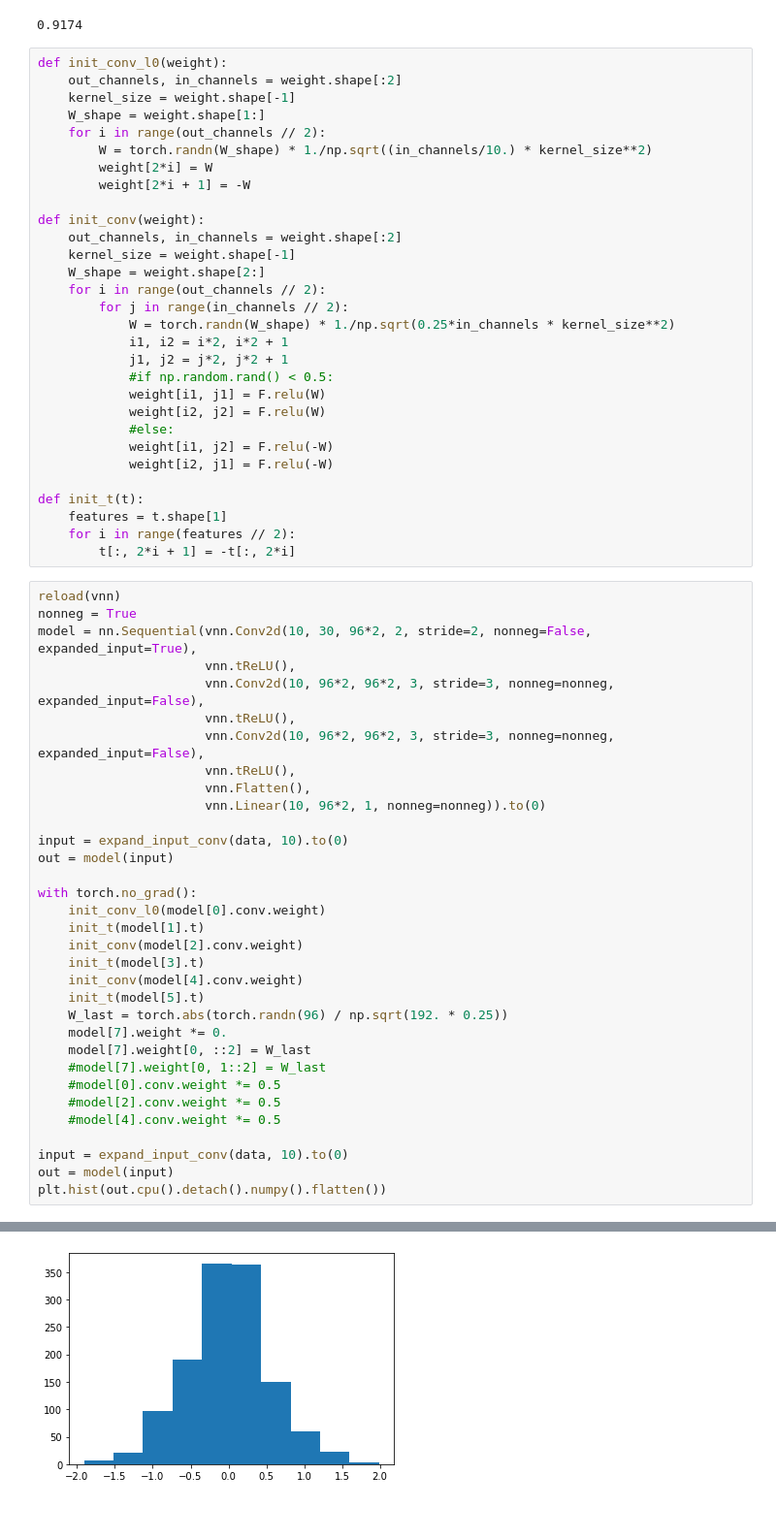
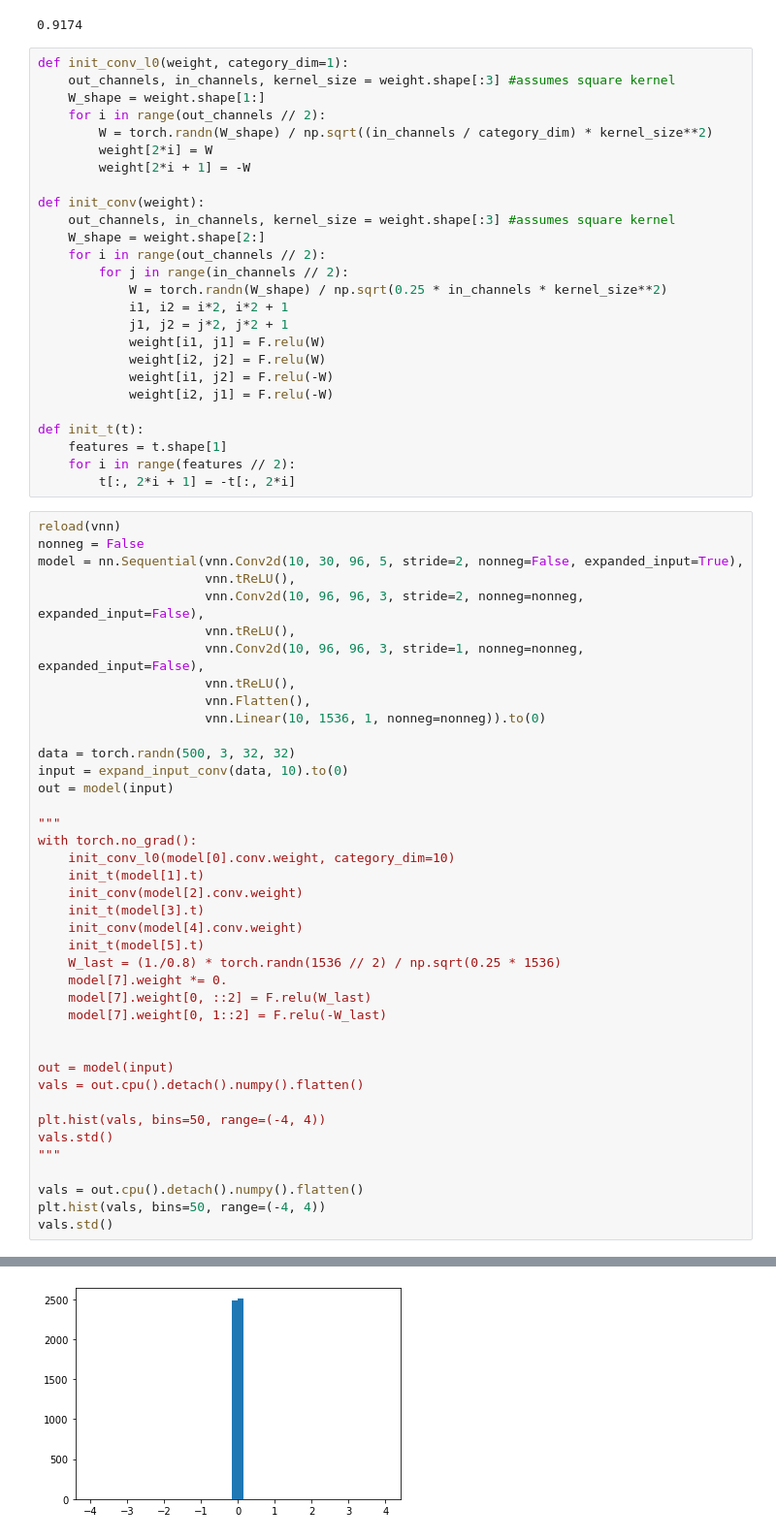
Before and after one commit to davidclark1/VectorizedNets, a Jupyter notebook: nice_layers_test.ipynb, the cells around one changed output, grey strips where cells are left out. Shown at 97% size. Cells and saved outputs as stored; diff of their text form.

```diff
--- a/nice_layers_test.ipynb
+++ b/nice_layers_test.ipynb
@@ -108,28 +108,24 @@ acc
 # %% [output]
 0.9174
 # %%
-def init_conv_l0(weight):
-    out_channels, in_channels = weight.shape[:2]
-    kernel_size = weight.shape[-1]
+def init_conv_l0(weight, category_dim=1):
+    out_channels, in_channels, kernel_size = weight.shape[:3] #assumes square kernel
     W_shape = weight.shape[1:]
     for i in range(out_channels // 2):
-        W = torch.randn(W_shape) * 1./np.sqrt((in_channels/10.) * kernel_size**2)
+        W = torch.randn(W_shape) / np.sqrt((in_channels / category_dim) * kernel_size**2)
         weight[2*i] = W
         weight[2*i + 1] = -W
 
 def init_conv(weight):
-    out_channels, in_channels = weight.shape[:2]
-    kernel_size = weight.shape[-1]
+    out_channels, in_channels, kernel_size = weight.shape[:3] #assumes square kernel
     W_shape = weight.shape[2:]
     for i in range(out_channels // 2):
         for j in range(in_channels // 2):
-            W = torch.randn(W_shape) * 1./np.sqrt(0.25*in_channels * kernel_size**2)
+            W = torch.randn(W_shape) / np.sqrt(0.25 * in_channels * kernel_size**2)
             i1, i2 = i*2, i*2 + 1
             j1, j2 = j*2, j*2 + 1
-            #if np.random.rand() < 0.5:
             weight[i1, j1] = F.relu(W)
             weight[i2, j2] = F.relu(W)
-            #else:
             weight[i1, j2] = F.relu(-W)
             weight[i2, j1] = F.relu(-W)
 
@@ -139,35 +135,42 @@ def init_t(t):
         t[:, 2*i + 1] = -t[:, 2*i]
 # %%
 reload(vnn)
-nonneg = True
-model = nn.Sequential(vnn.Conv2d(10, 30, 96*2, 2, stride=2, nonneg=False, expanded_input=True),
+nonneg = False
+model = nn.Sequential(vnn.Conv2d(10, 30, 96, 5, stride=2, nonneg=False, expanded_input=True),
                       vnn.tReLU(),
-                      vnn.Conv2d(10, 96*2, 96*2, 3, stride=3, nonneg=nonneg, expanded_input=False),
+                      vnn.Conv2d(10, 96, 96, 3, stride=2, nonneg=nonneg, expanded_input=False),
                       vnn.tReLU(),
-                      vnn.Conv2d(10, 96*2, 96*2, 3, stride=3, nonneg=nonneg, expanded_input=False),
+                      vnn.Conv2d(10, 96, 96, 3, stride=1, nonneg=nonneg, expanded_input=False),
                       vnn.tReLU(),
                       vnn.Flatten(),
-                      vnn.Linear(10, 96*2, 1, nonneg=nonneg)).to(0)
+                      vnn.Linear(10, 1536, 1, nonneg=nonneg)).to(0)
 
+data = torch.randn(500, 3, 32, 32)
 input = expand_input_conv(data, 10).to(0)
 out = model(input)
 
+"""
 with torch.no_grad():
-    init_conv_l0(model[0].conv.weight)
+    init_conv_l0(model[0].conv.weight, category_dim=10)
     init_t(model[1].t)
     init_conv(model[2].conv.weight)
     init_t(model[3].t)
     init_conv(model[4].conv.weight)
     init_t(model[5].t)
-    W_last = torch.abs(torch.randn(96) / np.sqrt(192. * 0.25))
+    W_last = (1./0.8) * torch.randn(1536 // 2) / np.sqrt(0.25 * 1536)
     model[7].weight *= 0.
-    model[7].weight[0, ::2] = W_last
-    #model[7].weight[0, 1::2] = W_last
-    #model[0].conv.weight *= 0.5
-    #model[2].conv.weight *= 0.5
-    #model[4].conv.weight *= 0.5
+    model[7].weight[0, ::2] = F.relu(W_last)
+    model[7].weight[0, 1::2] = F.relu(-W_last)
 
-input = expand_input_conv(data, 10).to(0)
+
 out = model(input)
-plt.hist(out.cpu().detach().numpy().flatten())
+vals = out.cpu().detach().numpy().flatten()
+
+plt.hist(vals, bins=50, range=(-4, 4))
+vals.std()
+"""
+
+vals = out.cpu().detach().numpy().flatten()
+plt.hist(vals, bins=50, range=(-4, 4))
+vals.std()
 # %% [output]
@@ -182 +181 @@ Instantiated t with shape (10, 192, 1, 1)
-[figure, old version]
+[figure, new version]
```
Also changed, not shown: parts of 19 cells of this notebook, 1 other file.
